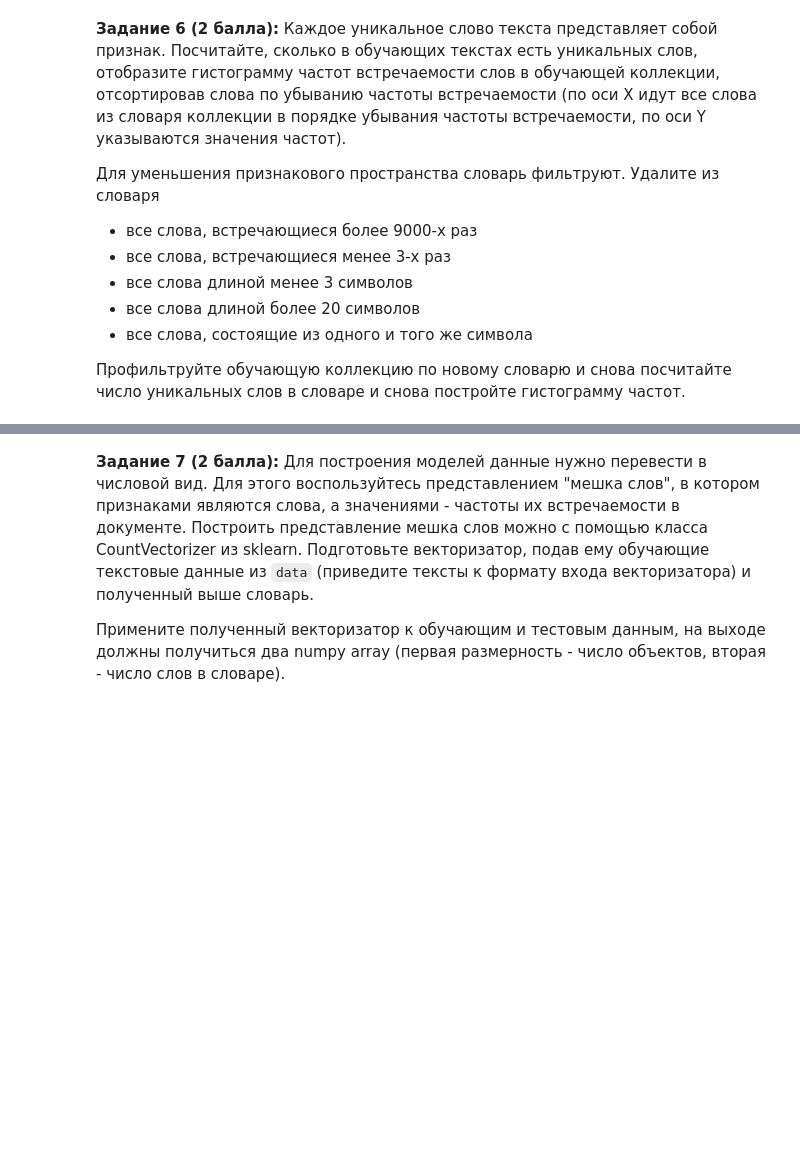
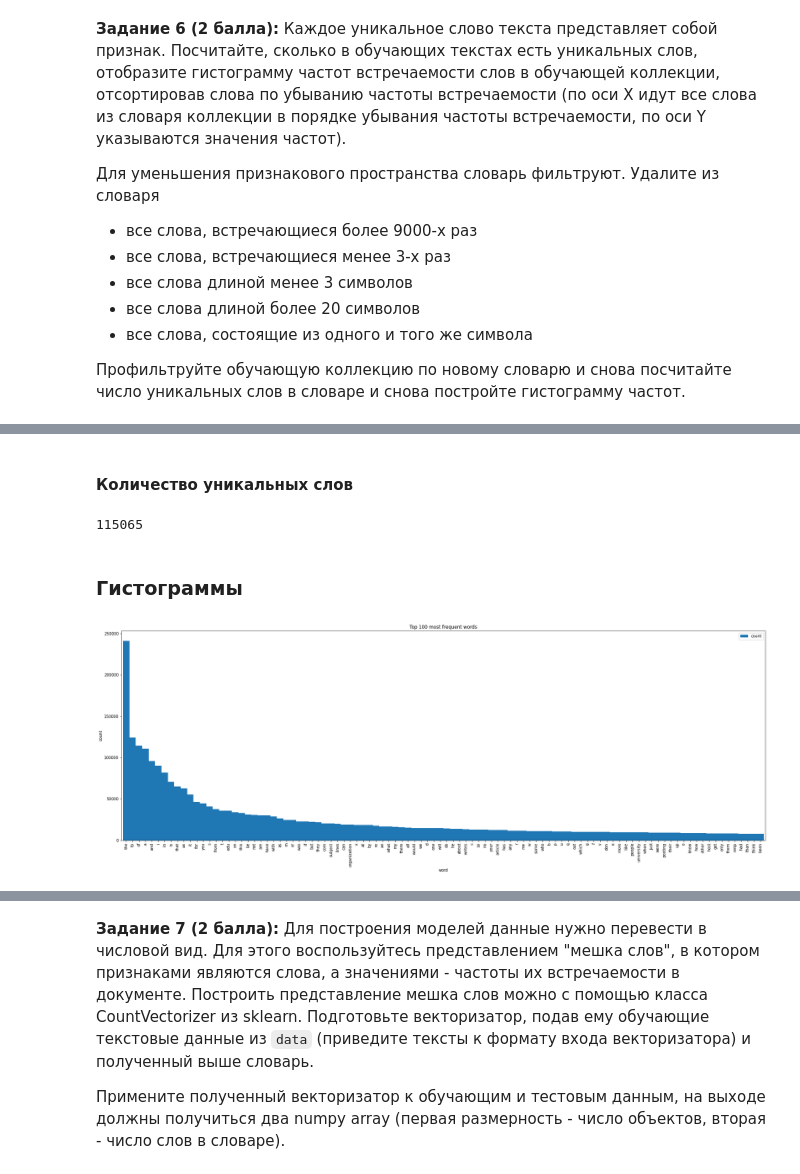
Before and after one commit to Laiser399/10s-Python-MLLabs, a Jupyter notebook: 03-data-ml.ipynb, the cells around one changed output, grey strips where cells are left out. Cells and saved outputs as stored; diff of their text form; code cells hidden in the pictures; blank space fills up the shorter version.

Commit message:
03.06 words filtering

```diff
--- a/03-data-ml.ipynb
+++ b/03-data-ml.ipynb
@@ -224,0 +219,16 @@ def task_6():
+# %%
+from collections import Counter
+
+
+def create_vocabulary() -> pd.DataFrame:
+    vocabulary = Counter()
+
+    for x in data['pp_text']:
+        vocabulary.update(x)
+
+    vocabulary = pd.DataFrame(vocabulary.items())
+    vocabulary = vocabulary.rename(columns={0: 'word', 1: 'count'})
+
+    return vocabulary
+# %%
+vocabulary = create_vocabulary()
@@ -224,0 +249,15 @@ def task_6():
+# %% [markdown]
+#### Количество уникальных слов
+# %%
+vocabulary.shape[0]
+# %% [output]
+115065
+# %% [markdown]
+### Гистограммы
+# %%
+vocabulary.set_index('word')\
+    .sort_values('count', ascending=False)\
+    .head(100)\
+    .plot.bar(figsize=(30, 10), width=1, ylabel='count', title='Top 100 most frequent words');
+# %% [output]
+[figure, added]
```
Also changed, not shown: parts of 16 cells of this notebook.
